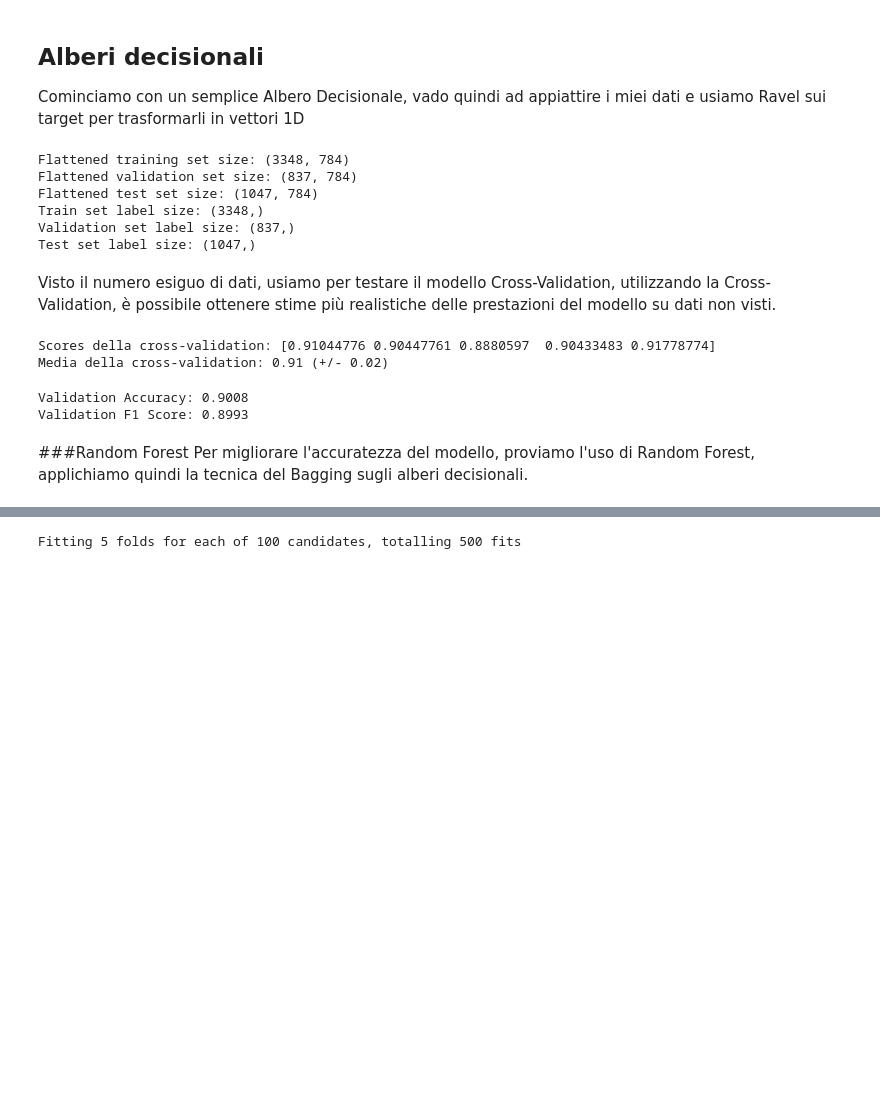
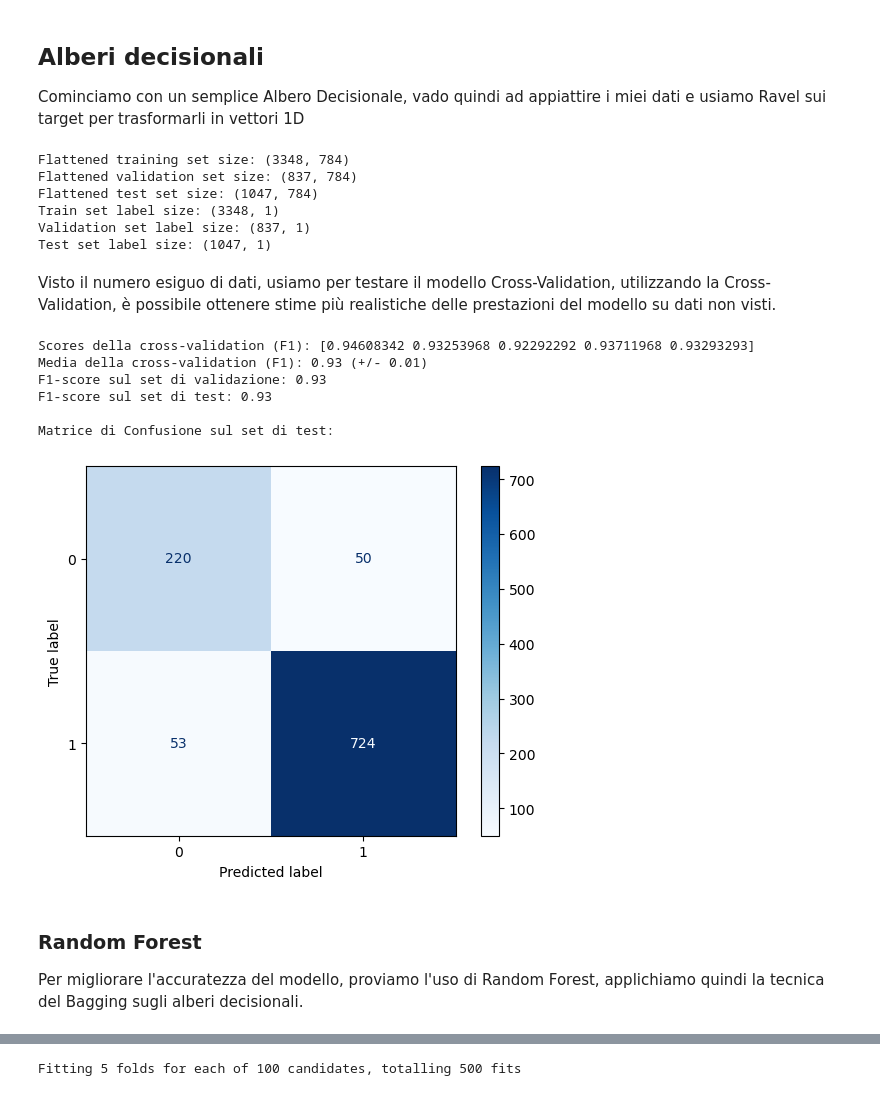
Before and after one commit to MarcoLor01/MachineLearningProject, a Jupyter notebook: pneumonia.ipynb, the cells around one changed output, grey strips where cells are left out. Drawn from its saved outputs; the diff is of its cells as text; code cells hidden in the pictures; blank space fills up the shorter version.

```diff
--- a/pneumonia.ipynb
+++ b/pneumonia.ipynb
@@ -75,8 +84,5 @@ Vado a normalizzare i dati dopo aver suddiviso Training, Validation e Test per e
 # %%
-from sklearn.preprocessing import MinMaxScaler
-
-scaler = MinMaxScaler()
-
-X_train_normalized = scaler.fit_transform(X_train_reshaped).reshape(X_train.shape)
-X_val_normalized = scaler.transform(X_val_reshaped).reshape(X_valid.shape)
-X_test_normalized = scaler.transform(X_test_reshaped).reshape(X_test.shape)
+# Normalizzazione delle immagini in scala di grigi
+X_train_normalized = X_train / 255.0
+X_val_normalized = X_valid / 255.0
+X_test_normalized = X_test / 255.0
@@ -156,9 +118,9 @@ Cominciamo con un semplice Albero Decisionale, vado quindi ad appiattire i miei
 X_train_flatten = X_train_normalized.reshape(X_train_normalized.shape[0], -1)
 X_val_flatten = X_val_normalized.reshape(X_val_normalized.shape[0], -1)
 X_test_flatten = X_test_normalized.reshape(X_test_normalized.shape[0], -1)
-y_train = y_train.ravel()
-y_valid = y_valid.ravel()
-y_test = y_test.ravel()
+y_train_ravel = y_train.ravel()
+y_valid_ravel = y_valid.ravel()
+y_test_ravel = y_test.ravel()
 print(f"Flattened training set size: {X_train_flatten.shape}")
 print(f"Flattened validation set size: {X_val_flatten.shape}")
 print(f"Flattened test set size: {X_test_flatten.shape}")
@@ -169,8 +131,8 @@ print(f"Test set label size: {y_test.shape}")
 Flattened training set size: (3348, 784)
 Flattened validation set size: (837, 784)
 Flattened test set size: (1047, 784)
-Train set label size: (3348,)
-Validation set label size: (837,)
-Test set label size: (1047,)
+Train set label size: (3348, 1)
+Validation set label size: (837, 1)
+Test set label size: (1047, 1)
 # %% [markdown]
 Visto il numero esiguo di dati, usiamo per testare il modello Cross-Validation, utilizzando la Cross-Validation, è possibile ottenere stime più realistiche delle prestazioni del modello su dati non visti.
@@ -177,17 +144,33 @@ Visto il numero esiguo di dati, usiamo per testare il modello Cross-Validation,
 # %%
-from sklearn.tree import DecisionTreeClassifier
-from sklearn.metrics import accuracy_score, f1_score
-from sklearn.model_selection import cross_val_score
-
-# Creazione dell'albero decisionale
 clf = DecisionTreeClassifier()
-
-# Applicazione della cross-validation con 5 fold
-scores = cross_val_score(clf, X_train_flatten, y_train, cv=5)
+cv_scores = cross_val_score(clf, X_train_flatten, y_train_ravel, cv=5, scoring='f1')
 
 # Stampare i punteggi ottenuti dalla cross-validation
-print("Scores della cross-validation:", scores)
-print(f"Media della cross-validation: {scores.mean():.2f} (+/- {scores.std() * 2:.2f})")
+print("Scores della cross-validation (F1):", cv_scores)
+print(f"Media della cross-validation (F1): {cv_scores.mean():.2f} (+/- {cv_scores.std() * 2:.2f})")
+
+# Passo 3: Addestra il modello sul set di addestramento completo
+clf.fit(X_train_flatten, y_train_ravel)
+
+# Passo 4: Valida il modello sul set di validazione
+y_val_pred = clf.predict(X_val_flatten)
+val_f1 = f1_score(y_valid_ravel, y_val_pred)
+print(f"F1-score sul set di validazione: {val_f1:.2f}")
+
+# Passo 5: Valuta definitivamente il modello sul set di test
+y_test_pred = clf.predict(X_test_flatten)
+test_conf_matrix = confusion_matrix(y_test_ravel, y_test_pred)
+test_f1 = f1_score(y_test_ravel, y_test_pred)
+print(f"F1-score sul set di test: {test_f1:.2f}")
+print("\nMatrice di Confusione sul set di test:")
+disp = ConfusionMatrixDisplay(confusion_matrix=test_conf_matrix)
+disp.plot(cmap=plt.cm.Blues)
+plt.show()
 # %% [output]
-Scores della cross-validation: [0.91044776 0.90447761 0.8880597  0.90433483 0.91778774]
-Media della cross-validation: 0.91 (+/- 0.02)
+Scores della cross-validation (F1): [0.94608342 0.93253968 0.92292292 0.93711968 0.93293293]
+Media della cross-validation (F1): 0.93 (+/- 0.01)
+F1-score sul set di validazione: 0.93
+F1-score sul set di test: 0.93
+
+Matrice di Confusione sul set di test:
+[figure, added]
@@ -200,11 +177,6 @@ val_f1 = f1_score(y_valid, y_val_pred, average='weighted')  # Calcolo F1 sul set
-# %%
-print(f"Validation Accuracy: {val_accuracy:.4f}")
-print(f"Validation F1 Score: {val_f1:.4f}")
-# %% [output]
-Validation Accuracy: 0.9008
-Validation F1 Score: 0.8993
 # %% [markdown]
-###Random Forest
+### Random Forest
+
 Per migliorare l'accuratezza del modello, proviamo l'uso di Random Forest, applichiamo quindi la tecnica del Bagging sugli alberi decisionali.
 # %%
 from sklearn.ensemble import RandomForestClassifier
```
Also changed, not shown: parts of 50 cells of this notebook.
